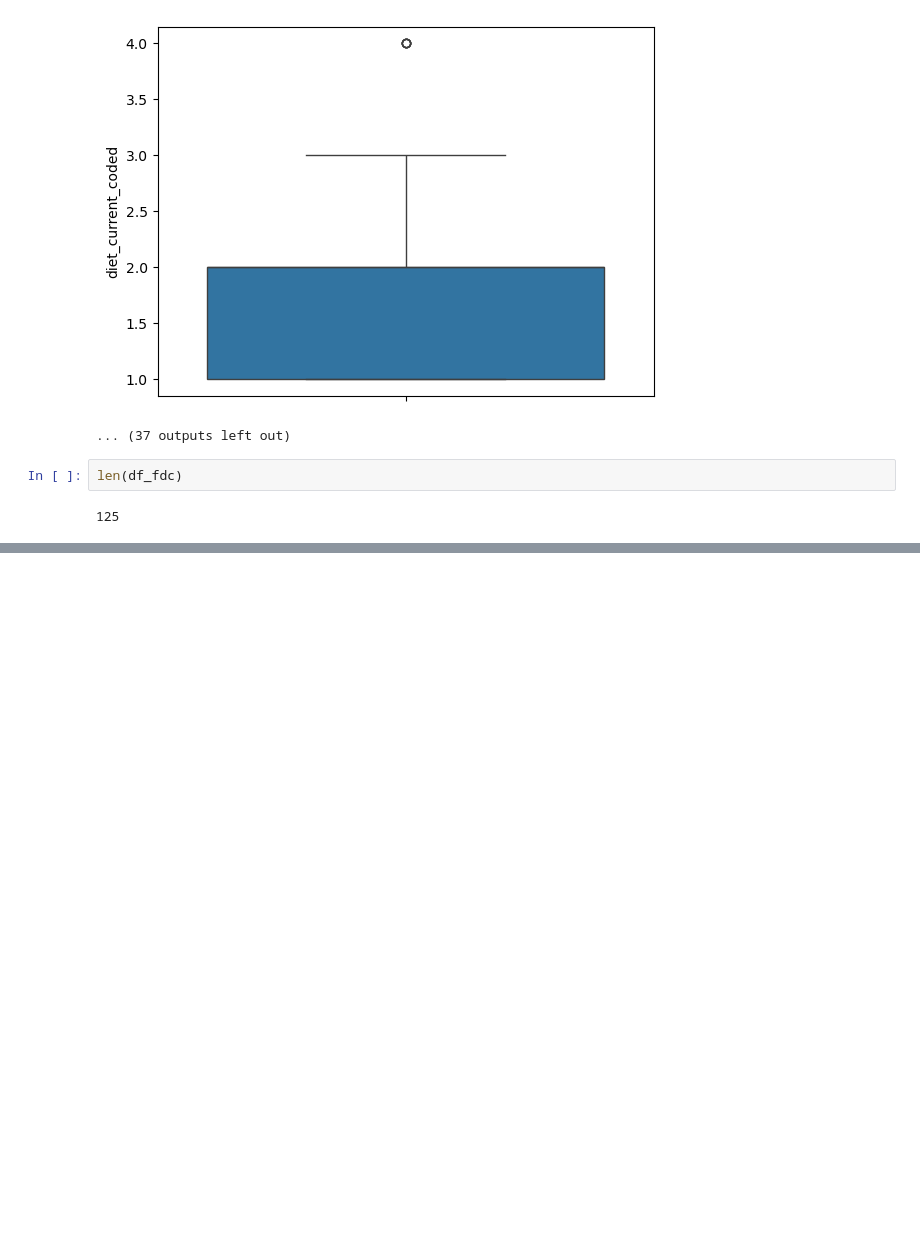
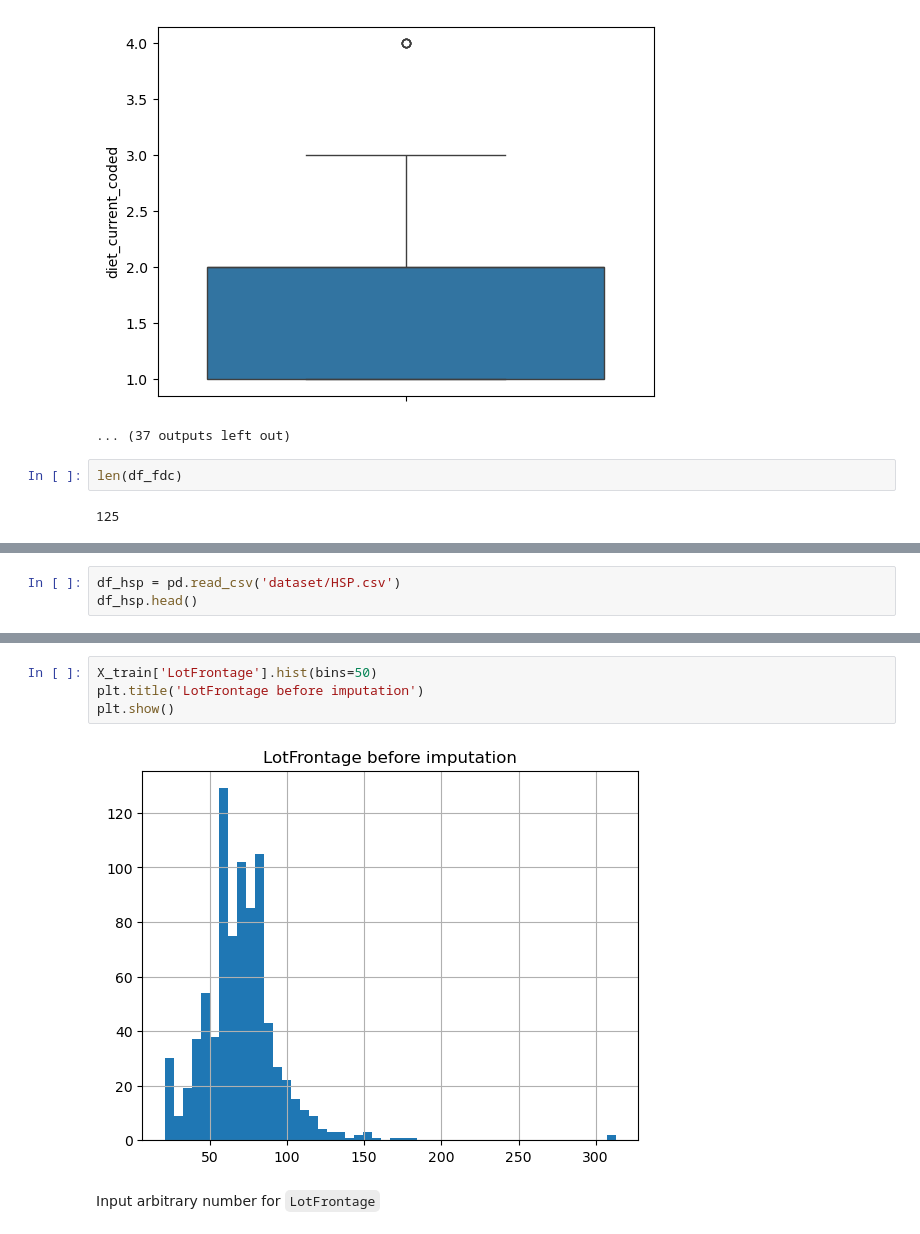
Before and after one commit to Ardavaa/week3, a Jupyter notebook: main.ipynb, the cells around one changed output, grey strips where cells are left out. Drawn from its saved outputs; the diff is of its cells as text; blank space fills up the shorter version.

```diff
--- a/main.ipynb
+++ b/main.ipynb
@@ -1302,0 +1464,3 @@ len(df_fdc)
+# %%
+df_hsp = pd.read_csv('dataset/HSP.csv')
+df_hsp.head()
@@ -1302,0 +1566,8 @@ len(df_fdc)
+# %%
+X_train['LotFrontage'].hist(bins=50)
+plt.title('LotFrontage before imputation')
+plt.show()
+# %% [output]
+[figure, added]
+# %% [markdown]
+Input arbitrary number for `LotFrontage`
```
Also changed, not shown: parts of 61 cells of this notebook, 4 other files.
